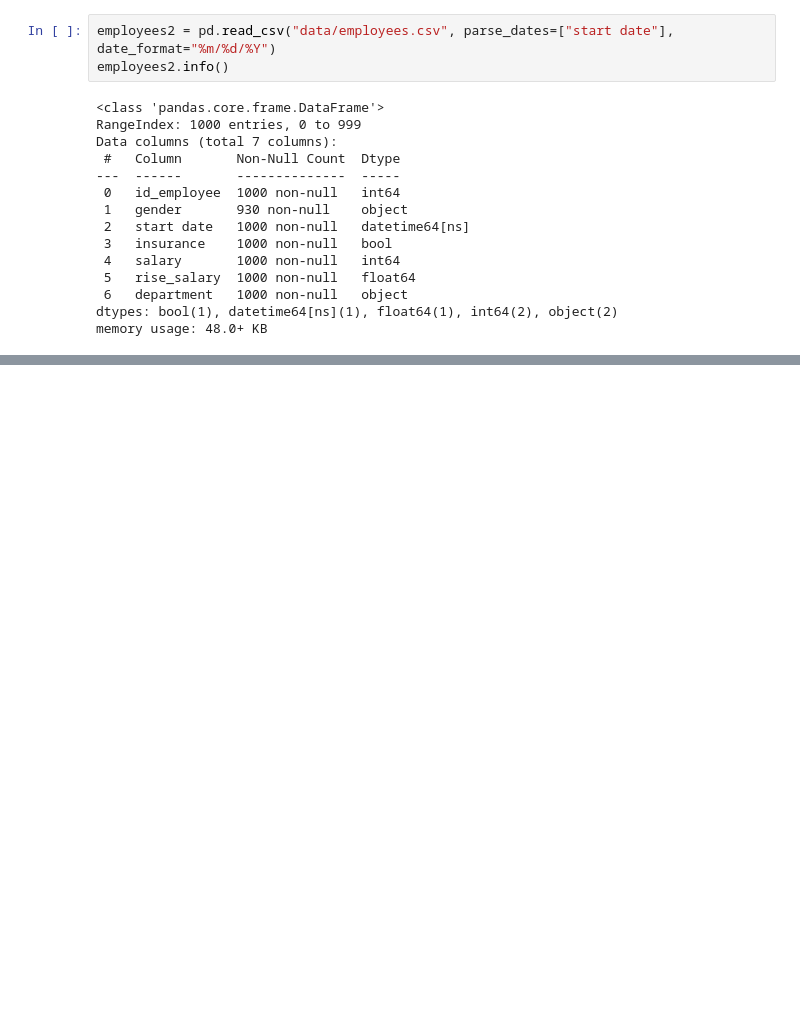
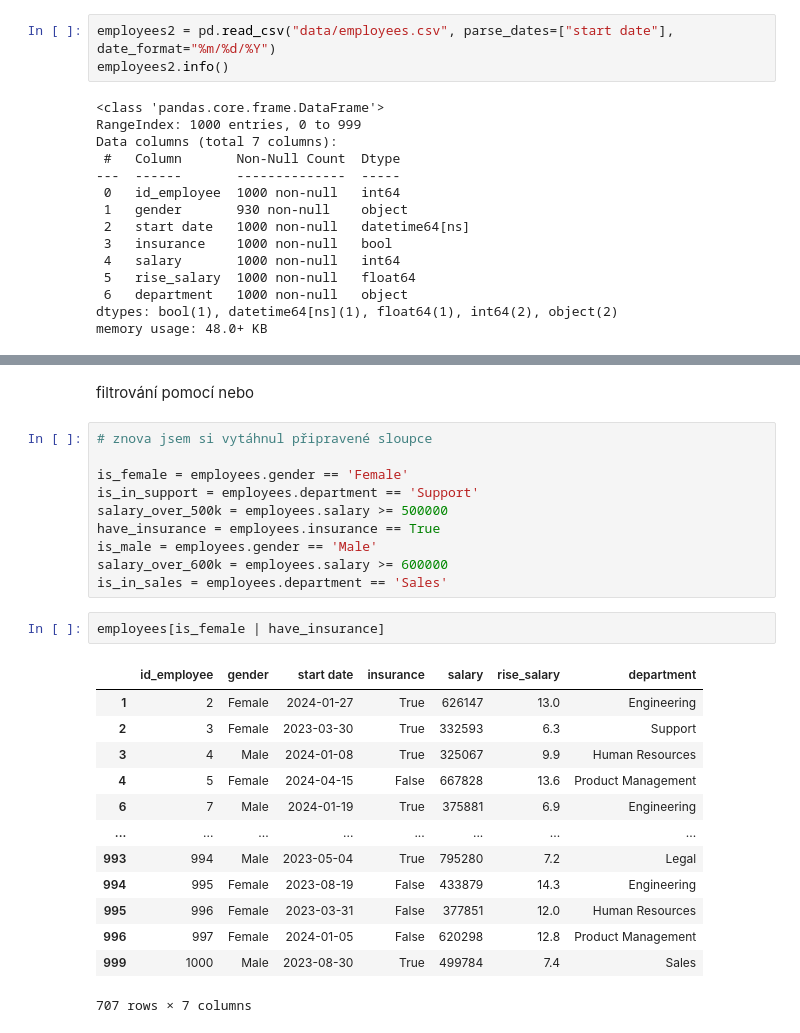
Before and after one commit to DavidKrecek/Datova-analyza, a Jupyter notebook: 49 optimalizace souboru se zaměstnanci.ipynb, the cells around one changed output, grey strips where cells are left out. Cells and saved outputs as stored; diff of their text form; blank space fills up the shorter version.

```diff
--- a/49 optimalizace souboru se zaměstnanci.ipynb
+++ b/49 optimalizace souboru se zaměstnanci.ipynb
@@ -100,0 +185,28 @@ memory usage: 48.0+ KB
+# %% [markdown]
+filtrování pomocí nebo
+# %%
+# znova jsem si vytáhnul připravené sloupce
+
+is_female = employees.gender == 'Female'
+is_in_support = employees.department == 'Support'
+salary_over_500k = employees.salary >= 500000
+have_insurance = employees.insurance == True
+is_male = employees.gender == 'Male'
+salary_over_600k = employees.salary >= 600000
+is_in_sales = employees.department == 'Sales'
+# %%
+employees[is_female | have_insurance]
+# %% [output]
+|  | id_employee | gender | start date | insurance | salary | rise_salary | department |
+| 1 | 2 | Female | 2024-01-27 | True | 626147 | 13.0 | Engineering |
+| 2 | 3 | Female | 2023-03-30 | True | 332593 | 6.3 | Support |
+| 3 | 4 | Male | 2024-01-08 | True | 325067 | 9.9 | Human Resources |
+| 4 | 5 | Female | 2024-04-15 | False | 667828 | 13.6 | Product Management |
+| 6 | 7 | Male | 2024-01-19 | True | 375881 | 6.9 | Engineering |
+| ... | ... | ... | ... | ... | ... | ... | ... |
+| 993 | 994 | Male | 2023-05-04 | True | 795280 | 7.2 | Legal |
+| 994 | 995 | Female | 2023-08-19 | False | 433879 | 14.3 | Engineering |
+| 995 | 996 | Female | 2023-03-31 | False | 377851 | 12.0 | Human Resources |
+| 996 | 997 | Female | 2024-01-05 | False | 620298 | 12.8 | Product Management |
+| 999 | 1000 | Male | 2023-08-30 | True | 499784 | 7.4 | Sales |
+707 rows × 7 columns
```
Also changed, not shown: parts of 25 cells of this notebook, 4 other files.
